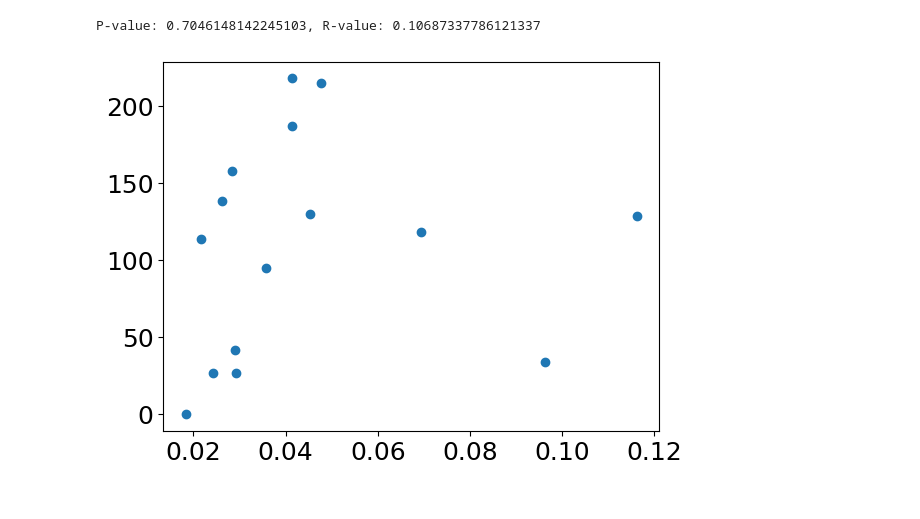
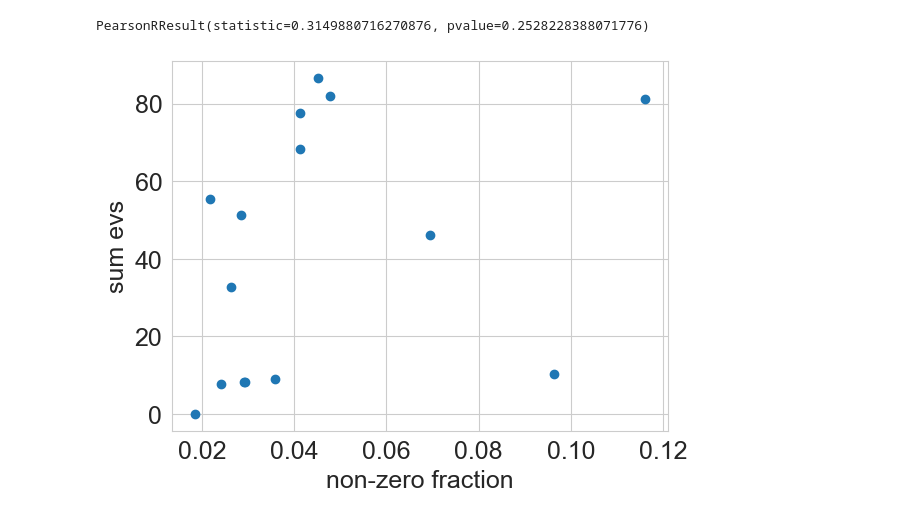
Before and after one commit to alongutf/dysregulated-persistence, a Jupyter notebook: scripts/test.ipynb, the cells around one changed output. Saved outputs shown, nothing was run; the diff lists cells and outputs as text; code cells hidden in the pictures.

Commit message:
data_metrics

```diff
--- a/scripts/test.ipynb
+++ b/scripts/test.ipynb
@@ -202,10 +259,13 @@ P-value: 0.0001554001554001554
 # %%
-data = pd.read_csv(r"C:\Users\owner\Documents\Projects\dysregulated-persistence\results\data_metrics\test1.csv")
+import scipy.stats as stats
+data = pd.read_csv(r"C:\Users\owner\Documents\Projects\dysregulated-persistence\results\data_metrics\test3.csv")
 x = data['sum_denoised_ev']
 y = data['fraction_non-zero']
 plt.scatter(y,x)
-r,p = stats.pearsonr(y,x)
-print(f'P-value: {p}, R-value: {r}')
+plt.xlabel('non-zero fraction')
+plt.ylabel('sum evs')
+res = stats.pearsonr(y,x)
+res
 # %% [output]
-P-value: 0.7046148142245103, R-value: 0.10687337786121337
+PearsonRResult(statistic=0.3149880716270876, pvalue=0.2528228388071776)
-[figure, old version]
+[figure, new version]
```
Also changed, not shown: parts of 9 cells of this notebook, 4 other files.
